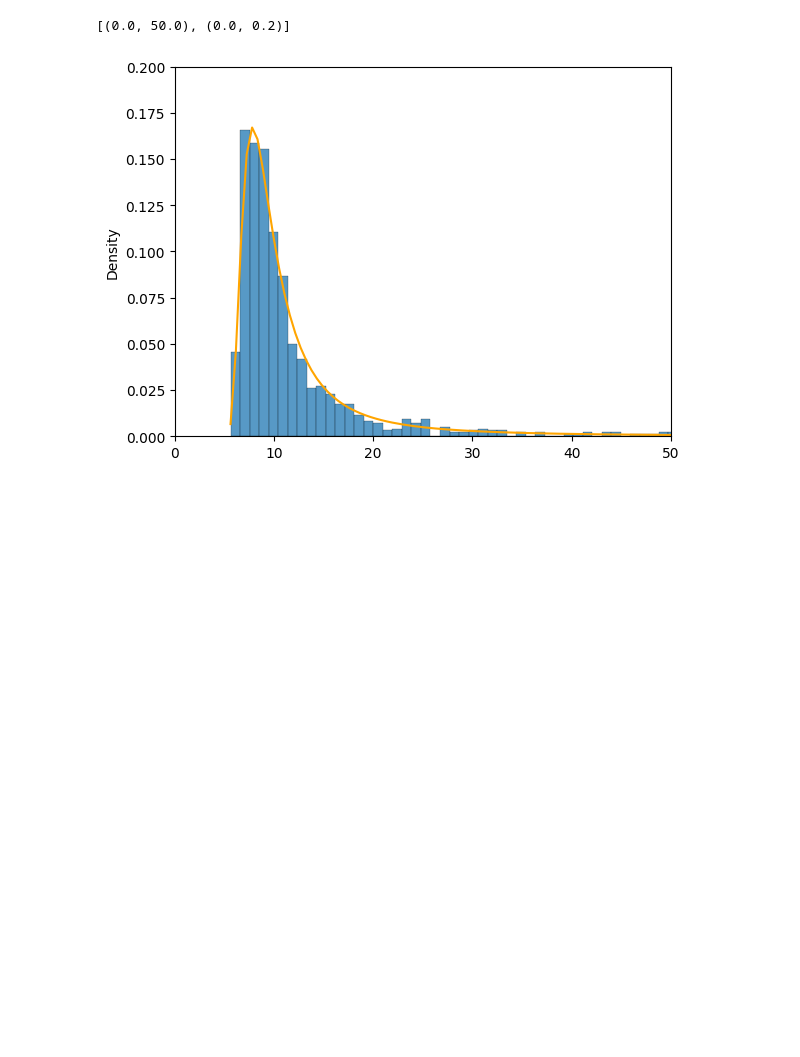
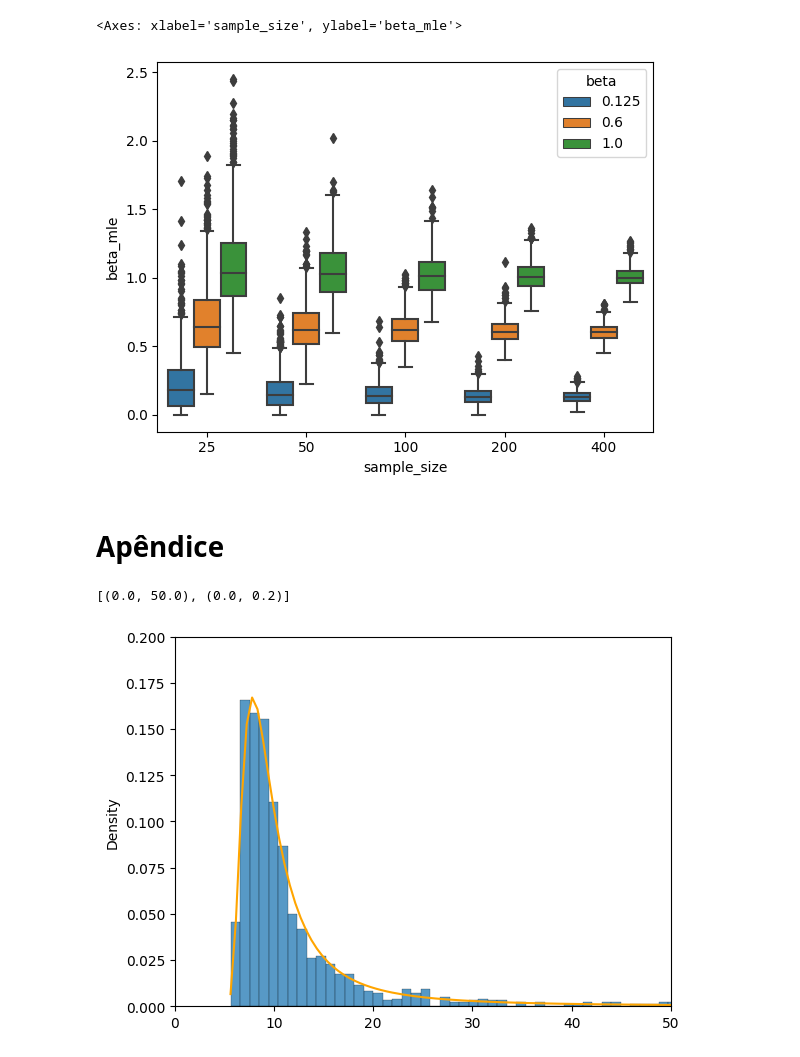
Before and after one commit to alinespereira/alshenawy-distribution, a Jupyter notebook: Alshenawy.ipynb, the cells around one changed output. Cells and saved outputs as stored; diff of their text form; code cells hidden in the pictures; blank space fills up the shorter version.

```diff
--- a/Alshenawy.ipynb
+++ b/Alshenawy.ipynb
@@ -11,0 +14,4 @@ WARNING (pytensor.tensor.blas): Using NumPy C-API based implementation for BLAS
+# %%
+REPLICATIONS: int = 1_000
+SAMPLE_SIZES: list[int] = [25, 50, 100, 200, 400]
+BETAS: list[float] = [0.125, 0.6, 1.0]
@@ -11,0 +22,20 @@ WARNING (pytensor.tensor.blas): Using NumPy C-API based implementation for BLAS
+# %%
+idx = pd.MultiIndex.from_product([BETAS, SAMPLE_SIZES, range(REPLICATIONS)],
+                                 names=["beta", "sample_size", "replication"])
+results = pd.DataFrame(columns=["beta_mle"], index=idx)
+
+for beta in BETAS:
+    rv = a(beta=beta)
+    print(f"{beta = }")
+    for n in SAMPLE_SIZES:
+        print(f"\t{n = }")
+        for i in range(REPLICATIONS):
+            sample = rv.rvs(size=n)
+            log_likelihood = lambda beta_: -a(beta=beta_[0]).logpdf(sample).sum()
+            res = optimize.minimize(
+                log_likelihood,
+                x0=0.0005,
+                method='L-BFGS-B',
+                options={'gtol': 1e-6}
+            )
+            results.loc[(beta, n, i)] = res.x[0]
@@ -11,0 +61,2 @@ WARNING (pytensor.tensor.blas): Using NumPy C-API based implementation for BLAS
+# %%
+results = results.reset_index()
@@ -12,3 +85,12 @@ WARNING (pytensor.tensor.blas): Using NumPy C-API based implementation for BLAS
+# %%
+fig, ax = plt.subplots()
+
+sns.boxplot(data=results, x="sample_size", y="beta_mle", hue="beta", ax=ax)
+# %% [output]
+<Axes: xlabel='sample_size', ylabel='beta_mle'>
+[figure, added]
+# %% [markdown]
+# Apêndice
 # %%
 fig, ax = plt.subplots()
 
```
Also changed, not shown: parts of 6 cells of this notebook.
